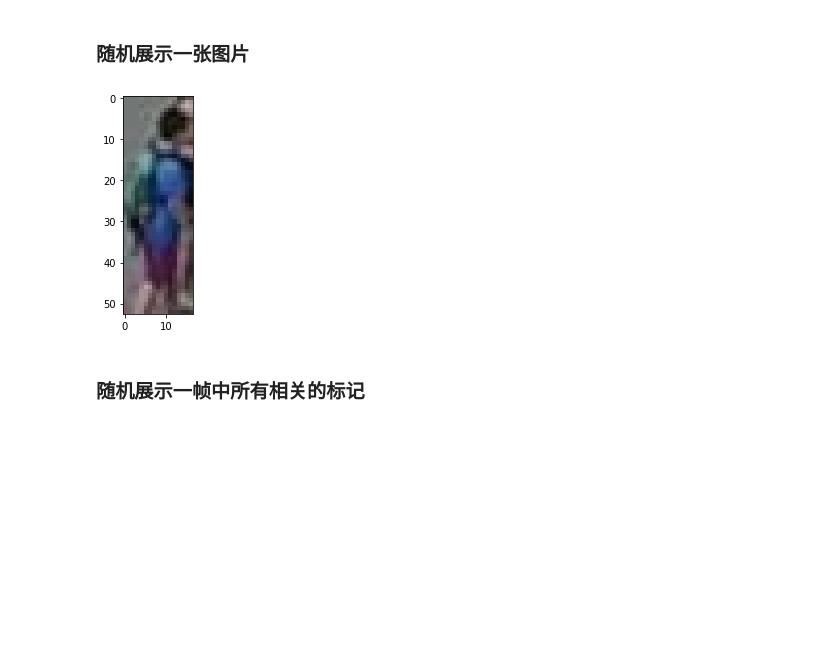
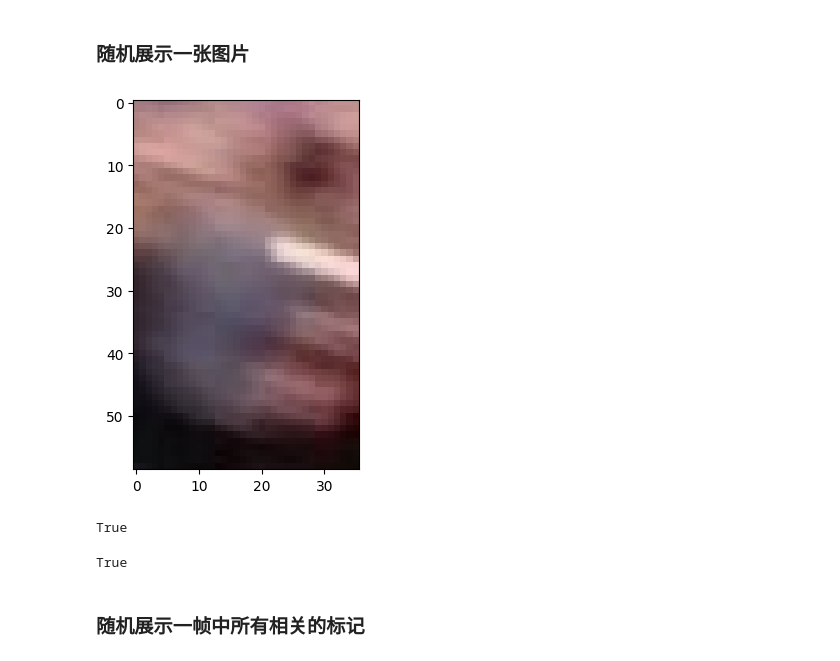
Before and after one commit to liuxr98/mmtracking, a Jupyter notebook: data-analysis.ipynb, the cells around one changed output. Drawn from its saved outputs; the diff is of its cells as text; code cells hidden in the pictures; blank space fills up the shorter version.

```diff
--- a/data-analysis.ipynb
+++ b/data-analysis.ipynb
@@ -125,24 +270,36 @@ df_pedestrian_area.hist(bins=200)
 # %% [markdown]
 ### 随机展示一张图片
+# %%
+df_pedestrian_part = df_pedestrian[df_pedestrian.bbox_width * df_pedestrian.bbox_height > 300]
 # %%
 %matplotlib inline
 
-rand_row = randint(0,len(df_pedestrian)-1)
-row = df_pedestrian[rand_row:rand_row+1]
+rand_row = randint(0,len(df_pedestrian_part)-1)
+row = df_pedestrian_part[rand_row:rand_row+1]
 
 data_root = 'data/VisDrone_MOT/train/sequences/'
 file_name = data_root + row['video'].tolist()[0] + '/' + '%07d' % row['frame_index'].tolist()[0] + '.jpg'
 img = cv2.imread(file_name, 1)
 
 left = row['bbox_left'].tolist()[0]
 top = row['bbox_top'].tolist()[0]
 width = row['bbox_width'].tolist()[0]
 height = row['bbox_height'].tolist()[0]
 
 plt.imshow(img[top:top+height, left:left+width, ::-1]) # transfer to rgb
 plt.show()
 # %% [output]
-[figure, old version]
+[figure, new version]
+# %%
+file_name = 'demo/zhedang/8.jpg'
+img = cv2.imread(file_name, 1)
+cv2.imwrite(file_name, img[:, :, ::-1])
+# %% [output]
+True
+# %%
+cv2.imwrite('demo/zhedang/9.jpg', img[top:top+height, left:left+width, :])
+# %% [output]
+True
 # %% [markdown]
 ### 随机展示一帧中所有相关的标记
 # %%
```
Also changed, not shown: parts of 41 cells of this notebook, 15 other files.
